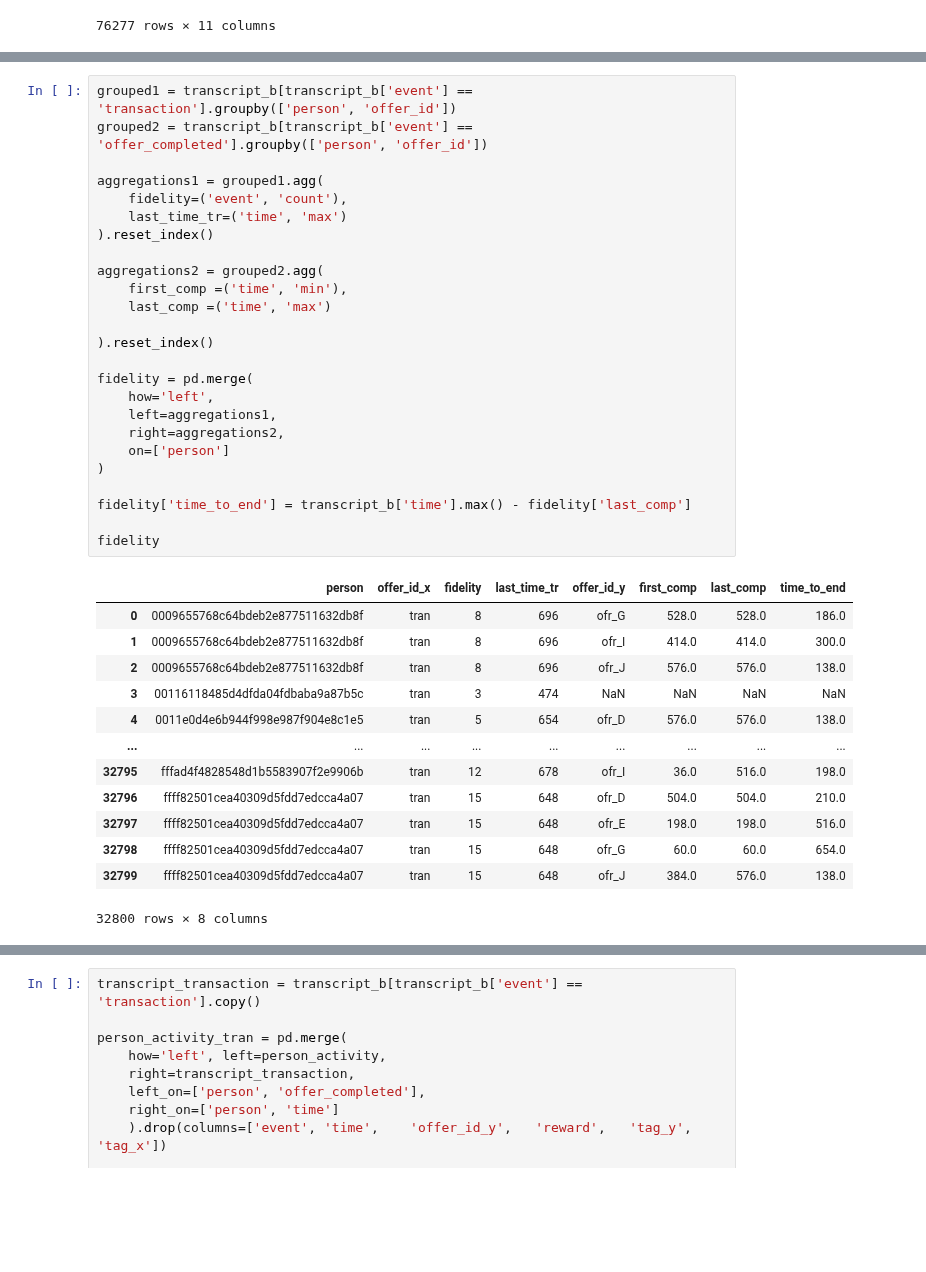
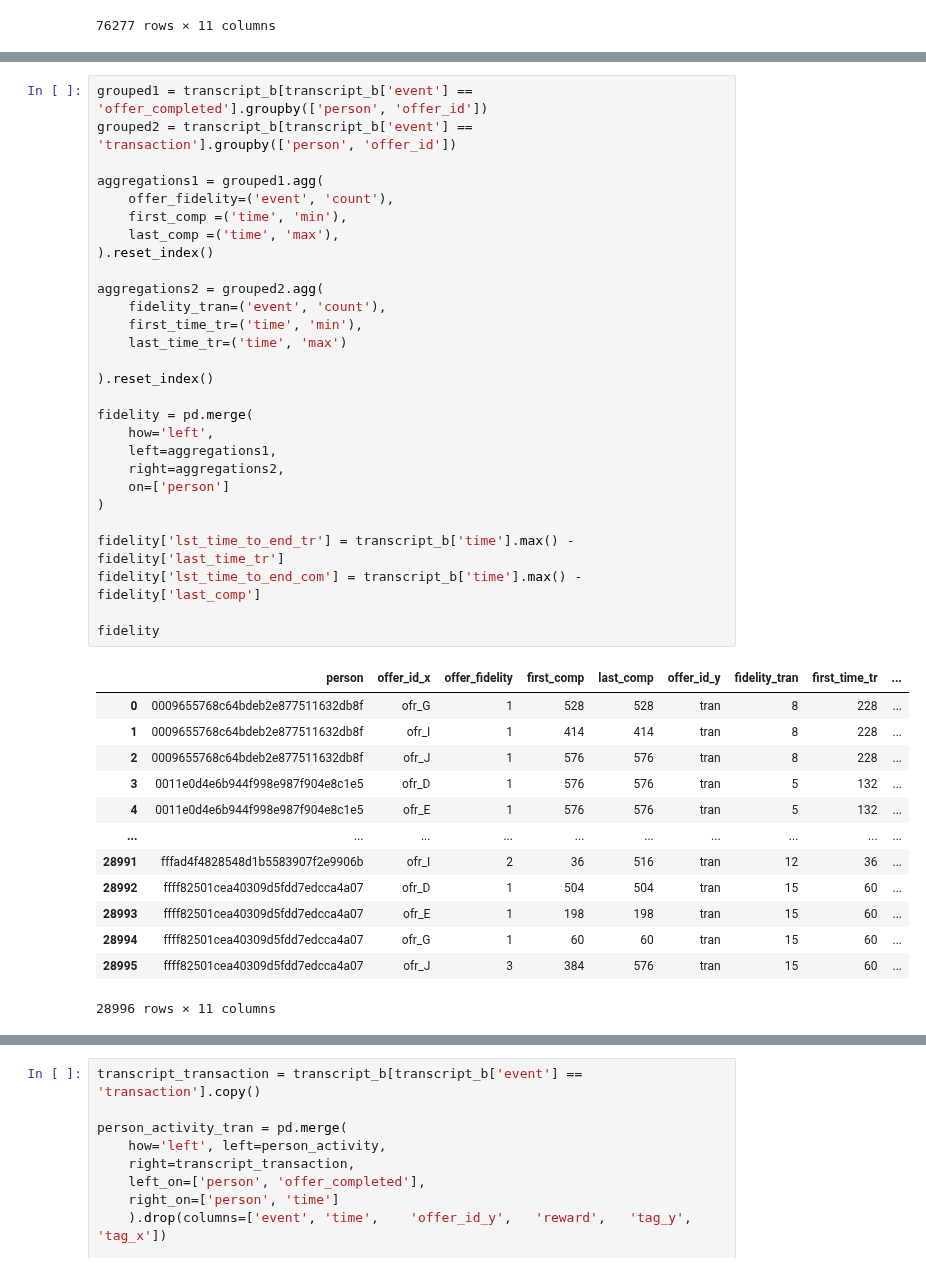
Before and after one commit to Niltonjuniorphd/Starbucks_project, a Jupyter notebook: Starbucks_Capstone_notebook.ipynb, the cells around one changed output, grey strips where cells are left out. Cells and saved outputs as stored; diff of their text form; blank space fills up the shorter version.

```diff
--- a/Starbucks_Capstone_notebook.ipynb
+++ b/Starbucks_Capstone_notebook.ipynb
@@ -278,39 +480,42 @@ np.int64(714)
 # %%
-grouped1 = transcript_b[transcript_b['event'] == 'transaction'].groupby(['person', 'offer_id'])
-grouped2 = transcript_b[transcript_b['event'] == 'offer_completed'].groupby(['person', 'offer_id'])
+grouped1 = transcript_b[transcript_b['event'] == 'offer_completed'].groupby(['person', 'offer_id'])
+grouped2 = transcript_b[transcript_b['event'] == 'transaction'].groupby(['person', 'offer_id'])
 
 aggregations1 = grouped1.agg(
-    fidelity=('event', 'count'),
-    last_time_tr=('time', 'max')
+    offer_fidelity=('event', 'count'),
+    first_comp =('time', 'min'),
+    last_comp =('time', 'max'),
 ).reset_index()
 
 aggregations2 = grouped2.agg(
-    first_comp =('time', 'min'),
-    last_comp =('time', 'max')
+    fidelity_tran=('event', 'count'),
+    first_time_tr=('time', 'min'),
+    last_time_tr=('time', 'max')
 
 ).reset_index()
 
 fidelity = pd.merge(
     how='left',
     left=aggregations1,
     right=aggregations2,
     on=['person']
 )
 
-fidelity['time_to_end'] = transcript_b['time'].max() - fidelity['last_comp']
+fidelity['lst_time_to_end_tr'] = transcript_b['time'].max() - fidelity['last_time_tr']
+fidelity['lst_time_to_end_com'] = transcript_b['time'].max() - fidelity['last_comp']
 
 fidelity
 # %% [output]
-|  | person | offer_id_x | fidelity | last_time_tr | offer_id_y | first_comp | last_comp | time_to_end |
-| 0 | 0009655768c64bdeb2e877511632db8f | tran | 8 | 696 | ofr_G | 528.0 | 528.0 | 186.0 |
-| 1 | 0009655768c64bdeb2e877511632db8f | tran | 8 | 696 | ofr_I | 414.0 | 414.0 | 300.0 |
-| 2 | 0009655768c64bdeb2e877511632db8f | tran | 8 | 696 | ofr_J | 576.0 | 576.0 | 138.0 |
-| 3 | 00116118485d4dfda04fdbaba9a87b5c | tran | 3 | 474 | NaN | NaN | NaN | NaN |
-| 4 | 0011e0d4e6b944f998e987f904e8c1e5 | tran | 5 | 654 | ofr_D | 576.0 | 576.0 | 138.0 |
-| ... | ... | ... | ... | ... | ... | ... | ... | ... |
-| 32795 | fffad4f4828548d1b5583907f2e9906b | tran | 12 | 678 | ofr_I | 36.0 | 516.0 | 198.0 |
-| 32796 | ffff82501cea40309d5fdd7edcca4a07 | tran | 15 | 648 | ofr_D | 504.0 | 504.0 | 210.0 |
-| 32797 | ffff82501cea40309d5fdd7edcca4a07 | tran | 15 | 648 | ofr_E | 198.0 | 198.0 | 516.0 |
-| 32798 | ffff82501cea40309d5fdd7edcca4a07 | tran | 15 | 648 | ofr_G | 60.0 | 60.0 | 654.0 |
-| 32799 | ffff82501cea40309d5fdd7edcca4a07 | tran | 15 | 648 | ofr_J | 384.0 | 576.0 | 138.0 |
+|  | person | offer_id_x | offer_fidelity | first_comp | last_comp | offer_id_y | fidelity_tran | first_time_tr | ... |
+| 0 | 0009655768c64bdeb2e877511632db8f | ofr_G | 1 | 528 | 528 | tran | 8 | 228 | ... |
+| 1 | 0009655768c64bdeb2e877511632db8f | ofr_I | 1 | 414 | 414 | tran | 8 | 228 | ... |
+| 2 | 0009655768c64bdeb2e877511632db8f | ofr_J | 1 | 576 | 576 | tran | 8 | 228 | ... |
+| 3 | 0011e0d4e6b944f998e987f904e8c1e5 | ofr_D | 1 | 576 | 576 | tran | 5 | 132 | ... |
+| 4 | 0011e0d4e6b944f998e987f904e8c1e5 | ofr_E | 1 | 576 | 576 | tran | 5 | 132 | ... |
+| ... | ... | ... | ... | ... | ... | ... | ... | ... | ... |
+| 28991 | fffad4f4828548d1b5583907f2e9906b | ofr_I | 2 | 36 | 516 | tran | 12 | 36 | ... |
+| 28992 | ffff82501cea40309d5fdd7edcca4a07 | ofr_D | 1 | 504 | 504 | tran | 15 | 60 | ... |
+| 28993 | ffff82501cea40309d5fdd7edcca4a07 | ofr_E | 1 | 198 | 198 | tran | 15 | 60 | ... |
+| 28994 | ffff82501cea40309d5fdd7edcca4a07 | ofr_G | 1 | 60 | 60 | tran | 15 | 60 | ... |
+| 28995 | ffff82501cea40309d5fdd7edcca4a07 | ofr_J | 3 | 384 | 576 | tran | 15 | 60 | ... |
-32800 rows × 8 columns
+28996 rows × 11 columns
```
Also changed, not shown: parts of 41 cells of this notebook.
